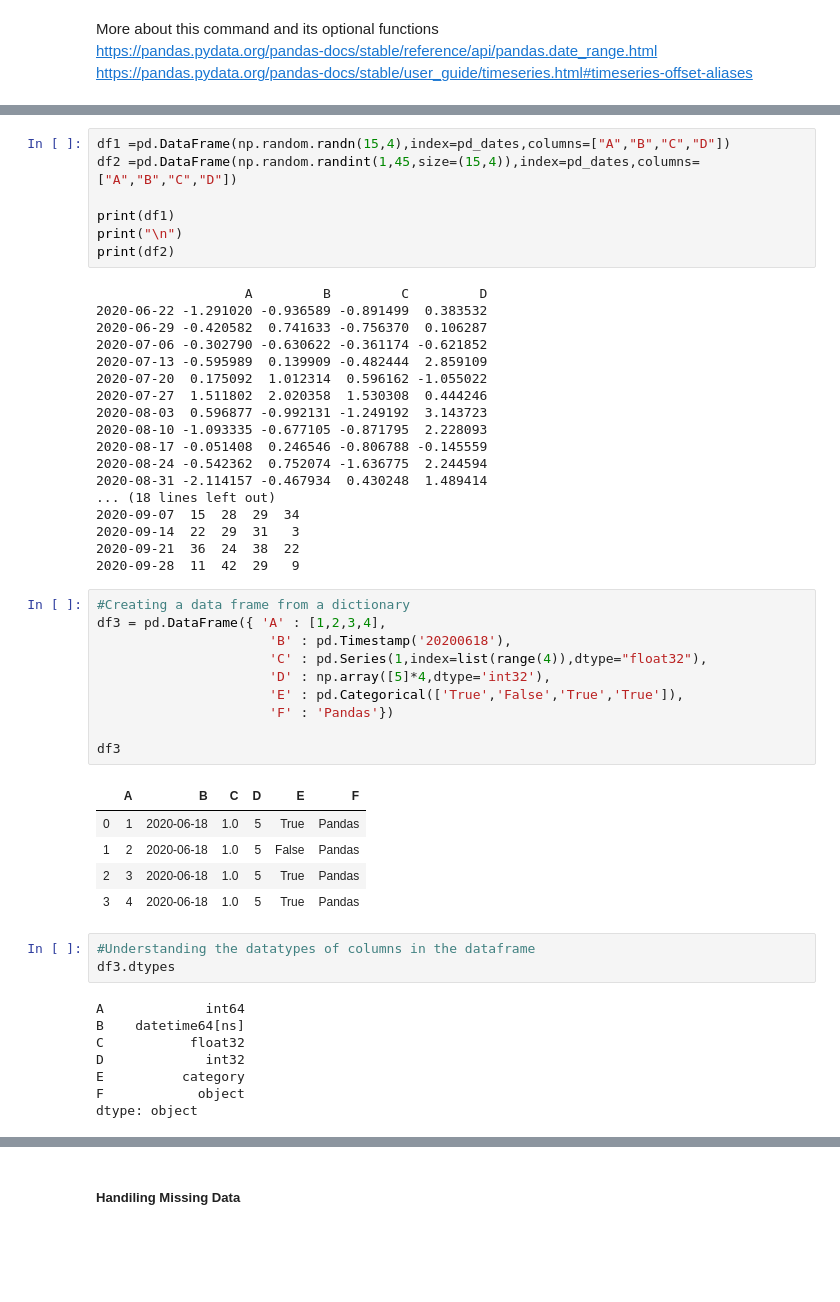
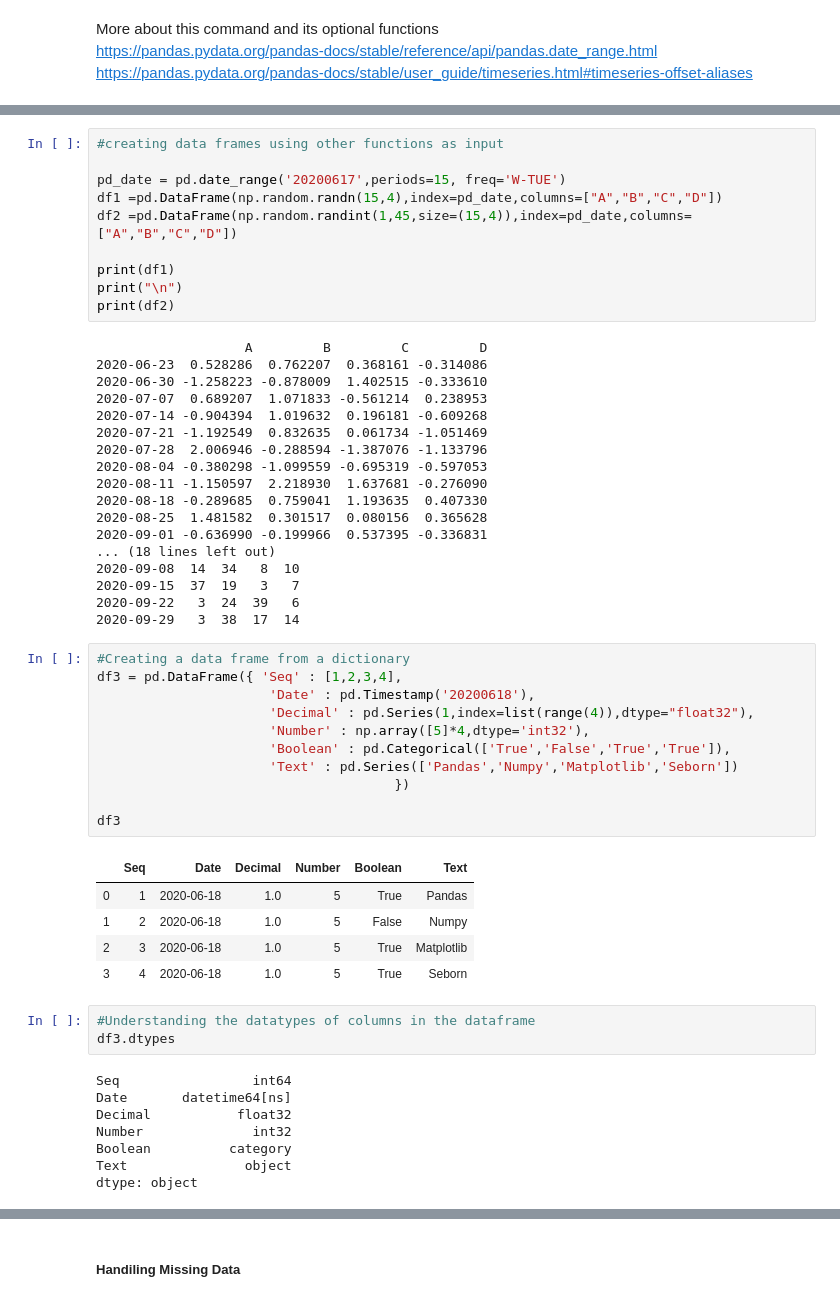
Before and after one commit to dsreenat/sperloon, a Jupyter notebook: 002_Python_Packages/Python Pandas.ipynb, the cells around one changed output, grey strips where cells are left out. Drawn from its saved outputs; the diff is of its cells as text; blank space fills up the shorter version.

```diff
--- a/002_Python_Packages/Python Pandas.ipynb
+++ b/002_Python_Packages/Python Pandas.ipynb
@@ -96,54 +202,58 @@ https://pandas.pydata.org/pandas-docs/stable/user_guide/timeseries.html#timeseri
 # %%
-df1 =pd.DataFrame(np.random.randn(15,4),index=pd_dates,columns=["A","B","C","D"])
-df2 =pd.DataFrame(np.random.randint(1,45,size=(15,4)),index=pd_dates,columns=["A","B","C","D"])
+#creating data frames using other functions as input
+
+pd_date = pd.date_range('20200617',periods=15, freq='W-TUE')
+df1 =pd.DataFrame(np.random.randn(15,4),index=pd_date,columns=["A","B","C","D"])
+df2 =pd.DataFrame(np.random.randint(1,45,size=(15,4)),index=pd_date,columns=["A","B","C","D"])
 
 print(df1)
 print("\n")
 print(df2)
 # %% [output]
                    A         B         C         D
-2020-06-22 -1.291020 -0.936589 -0.891499  0.383532
-2020-06-29 -0.420582  0.741633 -0.756370  0.106287
-2020-07-06 -0.302790 -0.630622 -0.361174 -0.621852
-2020-07-13 -0.595989  0.139909 -0.482444  2.859109
-2020-07-20  0.175092  1.012314  0.596162 -1.055022
-2020-07-27  1.511802  2.020358  1.530308  0.444246
-2020-08-03  0.596877 -0.992131 -1.249192  3.143723
-2020-08-10 -1.093335 -0.677105 -0.871795  2.228093
-2020-08-17 -0.051408  0.246546 -0.806788 -0.145559
-2020-08-24 -0.542362  0.752074 -1.636775  2.244594
-2020-08-31 -2.114157 -0.467934  0.430248  1.489414
+2020-06-23  0.528286  0.762207  0.368161 -0.314086
+2020-06-30 -1.258223 -0.878009  1.402515 -0.333610
+2020-07-07  0.689207  1.071833 -0.561214  0.238953
+2020-07-14 -0.904394  1.019632  0.196181 -0.609268
+2020-07-21 -1.192549  0.832635  0.061734 -1.051469
+2020-07-28  2.006946 -0.288594 -1.387076 -1.133796
+2020-08-04 -0.380298 -1.099559 -0.695319 -0.597053
+2020-08-11 -1.150597  2.218930  1.637681 -0.276090
+2020-08-18 -0.289685  0.759041  1.193635  0.407330
+2020-08-25  1.481582  0.301517  0.080156  0.365628
+2020-09-01 -0.636990 -0.199966  0.537395 -0.336831
 ... (18 lines left out)
-2020-09-07  15  28  29  34
-2020-09-14  22  29  31   3
-2020-09-21  36  24  38  22
-2020-09-28  11  42  29   9
+2020-09-08  14  34   8  10
+2020-09-15  37  19   3   7
+2020-09-22   3  24  39   6
+2020-09-29   3  38  17  14
 # %%
 #Creating a data frame from a dictionary
-df3 = pd.DataFrame({ 'A' : [1,2,3,4],
-                      'B' : pd.Timestamp('20200618'),
-                      'C' : pd.Series(1,index=list(range(4)),dtype="float32"),
-                      'D' : np.array([5]*4,dtype='int32'),
-                      'E' : pd.Categorical(['True','False','True','True']),
-                      'F' : 'Pandas'})
+df3 = pd.DataFrame({ 'Seq' : [1,2,3,4],
+                      'Date' : pd.Timestamp('20200618'),
+                      'Decimal' : pd.Series(1,index=list(range(4)),dtype="float32"),
+                      'Number' : np.array([5]*4,dtype='int32'),
+                      'Boolean' : pd.Categorical(['True','False','True','True']),
+                      'Text' : pd.Series(['Pandas','Numpy','Matplotlib','Seborn'])
+                                      })
 
 df3
 # %% [output]
-|  | A | B | C | D | E | F |
+|  | Seq | Date | Decimal | Number | Boolean | Text |
 | 0 | 1 | 2020-06-18 | 1.0 | 5 | True | Pandas |
-| 1 | 2 | 2020-06-18 | 1.0 | 5 | False | Pandas |
-| 2 | 3 | 2020-06-18 | 1.0 | 5 | True | Pandas |
-| 3 | 4 | 2020-06-18 | 1.0 | 5 | True | Pandas |
+| 1 | 2 | 2020-06-18 | 1.0 | 5 | False | Numpy |
+| 2 | 3 | 2020-06-18 | 1.0 | 5 | True | Matplotlib |
+| 3 | 4 | 2020-06-18 | 1.0 | 5 | True | Seborn |
 # %%
 #Understanding the datatypes of columns in the dataframe
 df3.dtypes
 # %% [output]
-A             int64
-B    datetime64[ns]
-C           float32
-D             int32
-E          category
-F            object
+Seq                 int64
+Date       datetime64[ns]
+Decimal           float32
+Number              int32
+Boolean          category
+Text               object
 dtype: object
 # %%
 #converting a dataframe to a numpy array
```
Also changed, not shown: parts of 50 cells of this notebook.
